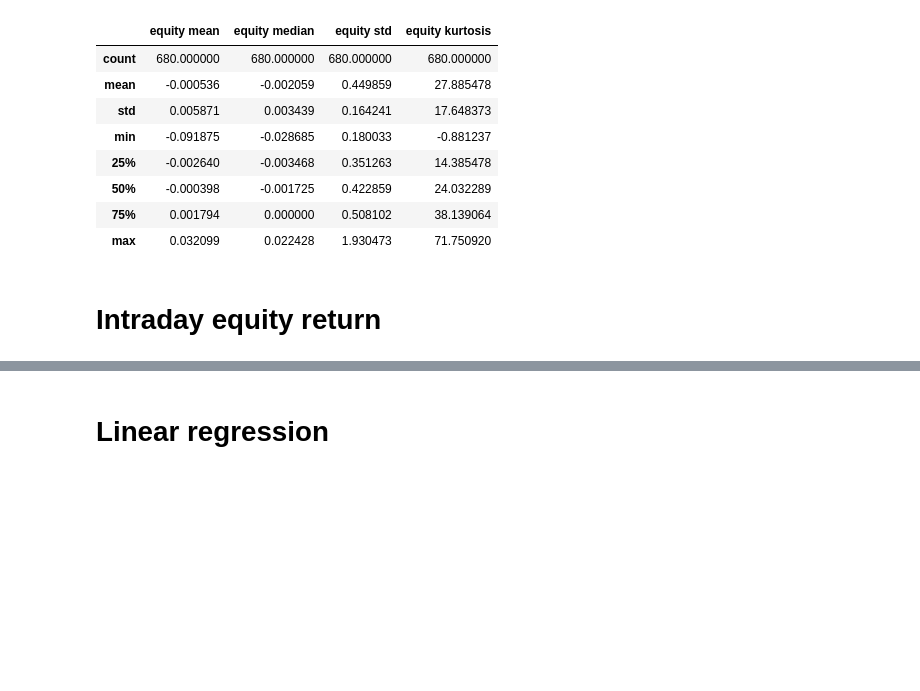
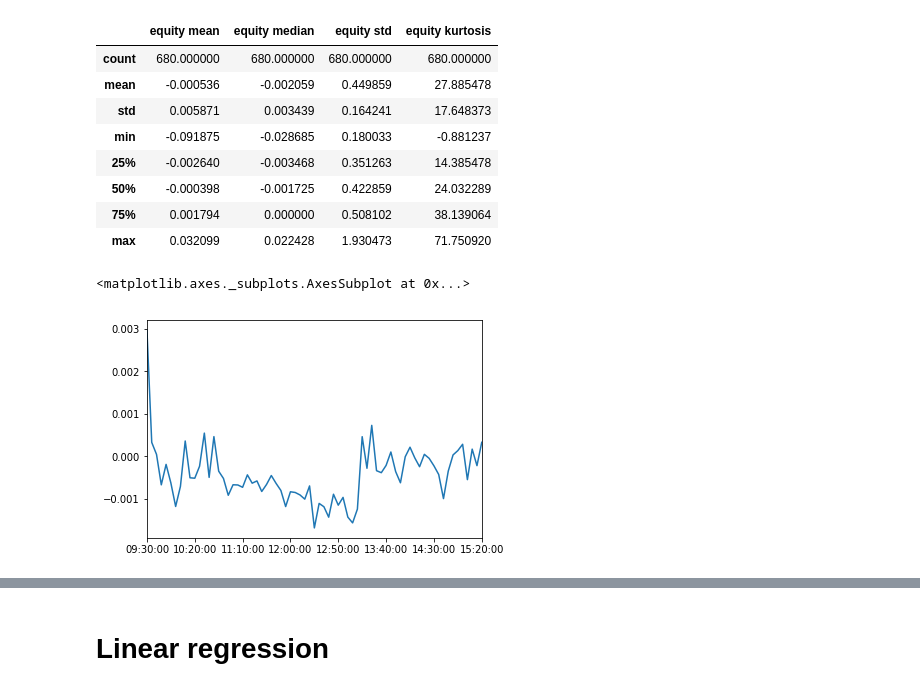
Before and after one commit to jeorme/rapportRCP209, a Jupyter notebook: vol_project.ipynb, the cells around one changed output, grey strips where cells are left out. Drawn from its saved outputs; the diff is of its cells as text; code cells hidden in the pictures; blank space fills up the shorter version.

```diff
--- a/vol_project.ipynb
+++ b/vol_project.ipynb
@@ -113,5 +121,3 @@ stat
 | 50% | -0.000398 | -0.001725 | 0.422859 | 24.032289 |
 | 75% | 0.001794 | 0.000000 | 0.508102 | 38.139064 |
 | max | 0.032099 | 0.022428 | 1.930473 | 71.750920 |
-# %% [markdown]
-# Intraday equity return
@@ -120,0 +124,9 @@ intraday = pd.DataFrame(intraday_mean)
+# %%
+equity_date_mean = data_train.drop(["eqt_code","ID"],axis=1).groupby(["date"]).mean().mean(axis=0)
+equity_date_median = data_train.drop(["eqt_code","ID"],axis=1).groupby(["date"]).median().median(axis=0)
+equity_date_std = data_train.drop(["eqt_code","ID"],axis=1).groupby(["date"]).std().std(axis=0)
+equity_date_hurtosis = data_train.drop(["eqt_code","ID"],axis=1).groupby(["date"]).apply(pd.DataFrame.kurtosis)
+equity_date_mean.plot()
+# %% [output]
+<matplotlib.axes._subplots.AxesSubplot at 0x...>
+[figure, added]
```
Also changed, not shown: parts of 36 cells of this notebook, 1 other file.
